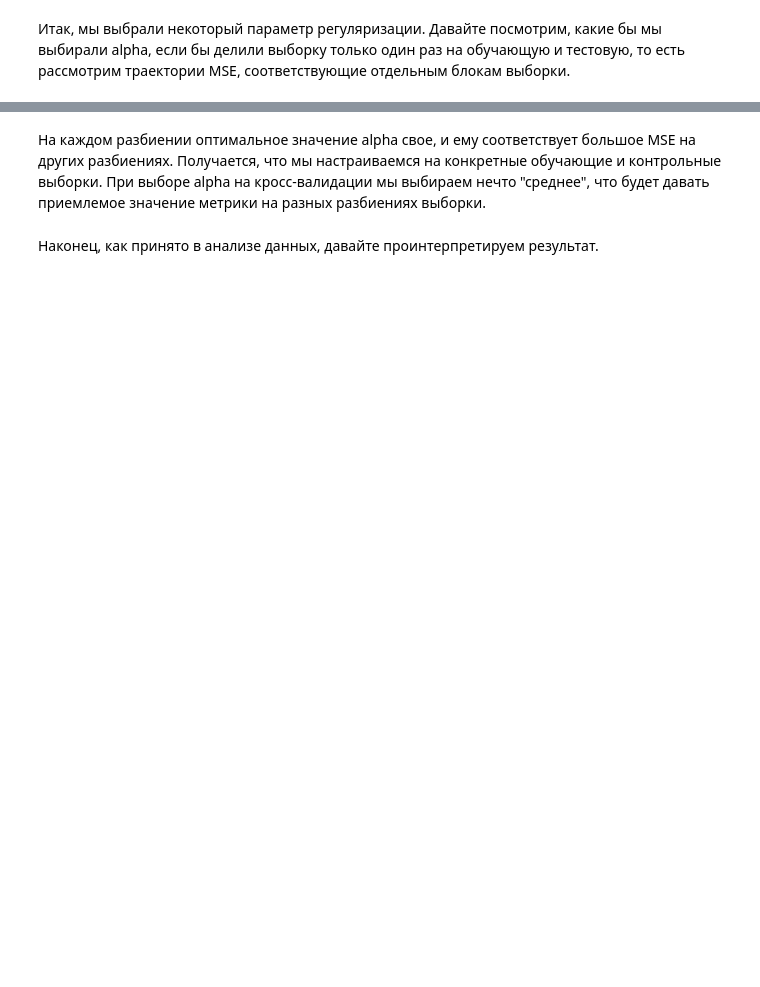
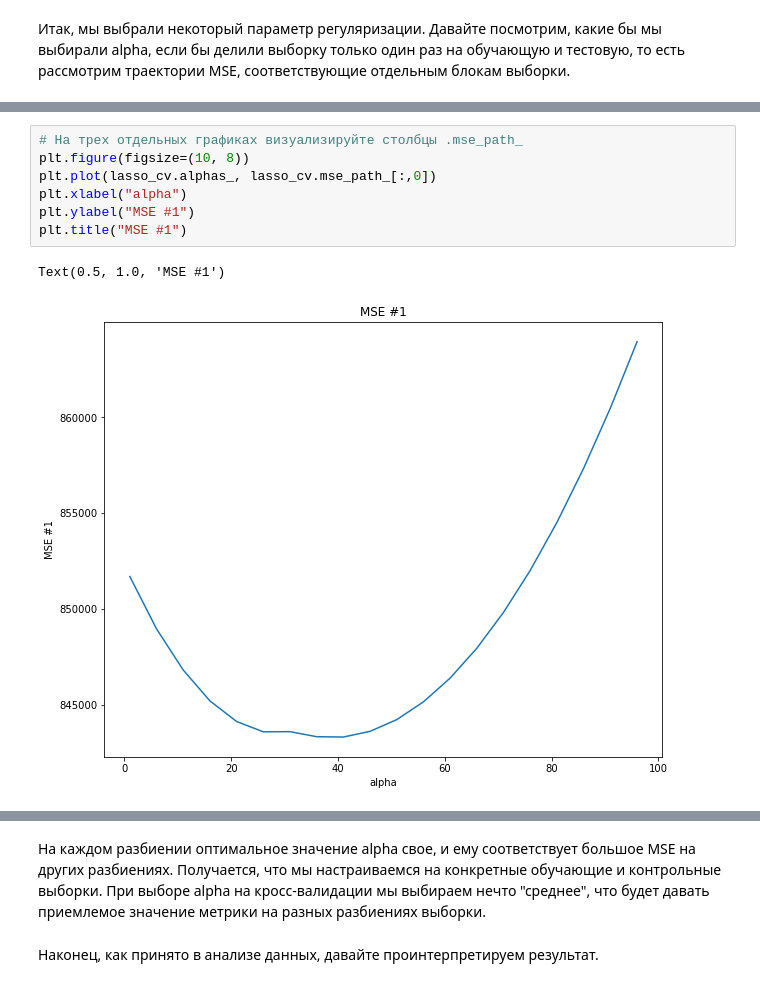
Before and after one commit to Oleksandra28/ML-MIPT, a Jupyter notebook: C2-SupervisedMachineLearning/C2W2-OverfittingTask.ipynb, the cells around one changed output, grey strips where cells are left out. Cells and saved outputs as stored; diff of their text form; blank space fills up the shorter version.

```diff
--- a/C2-SupervisedMachineLearning/C2W2-OverfittingTask.ipynb
+++ b/C2-SupervisedMachineLearning/C2W2-OverfittingTask.ipynb
@@ -387,0 +418,10 @@ array([532.019, 1015.060, -100.040, -83.294, 132.504, 51.557, -330.560,
+# %%
+# На трех отдельных графиках визуализируйте столбцы .mse_path_
+plt.figure(figsize=(10, 8))
+plt.plot(lasso_cv.alphas_, lasso_cv.mse_path_[:,0])
+plt.xlabel("alpha")
+plt.ylabel("MSE #1")
+plt.title("MSE #1")
+# %% [output]
+Text(0.5, 1.0, 'MSE #1')
+[figure, added]
```
Also changed, not shown: parts of 29 cells of this notebook.
